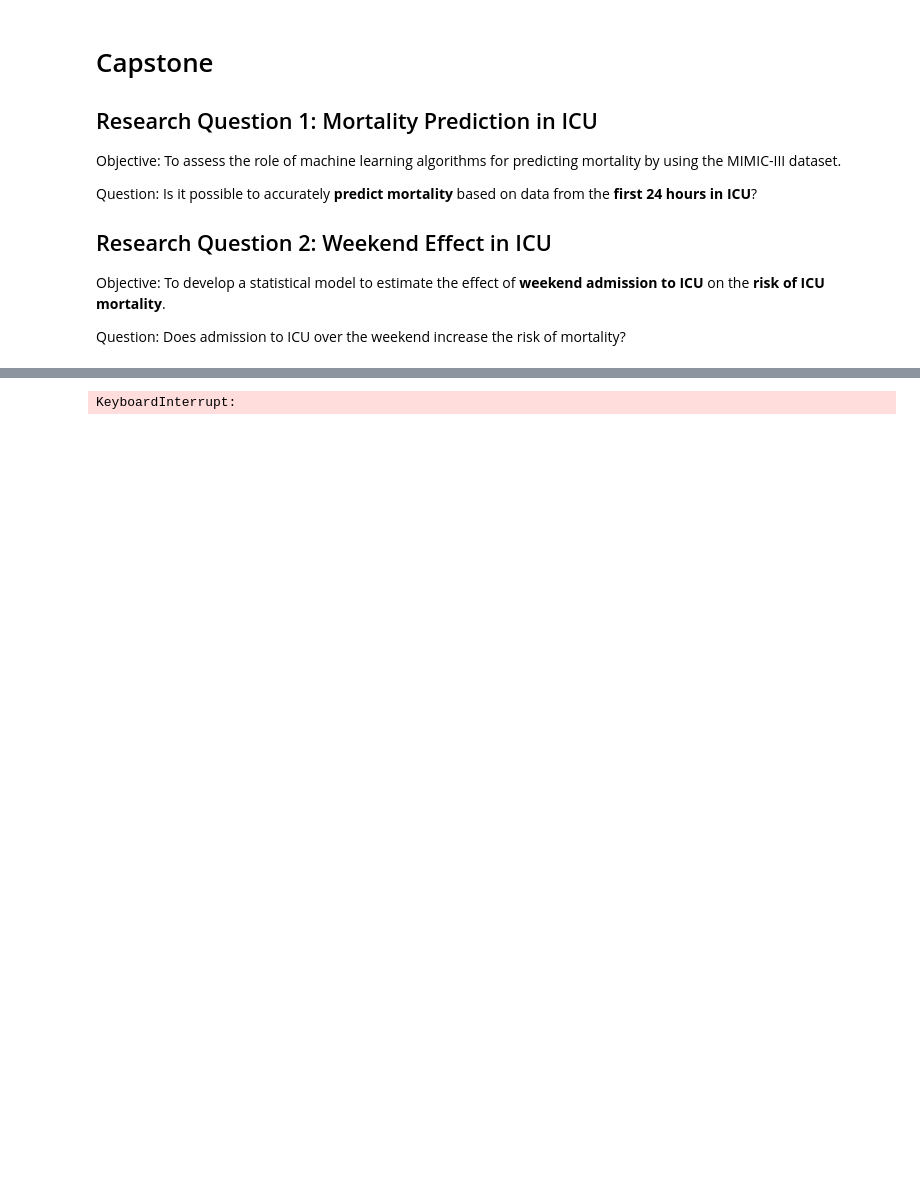
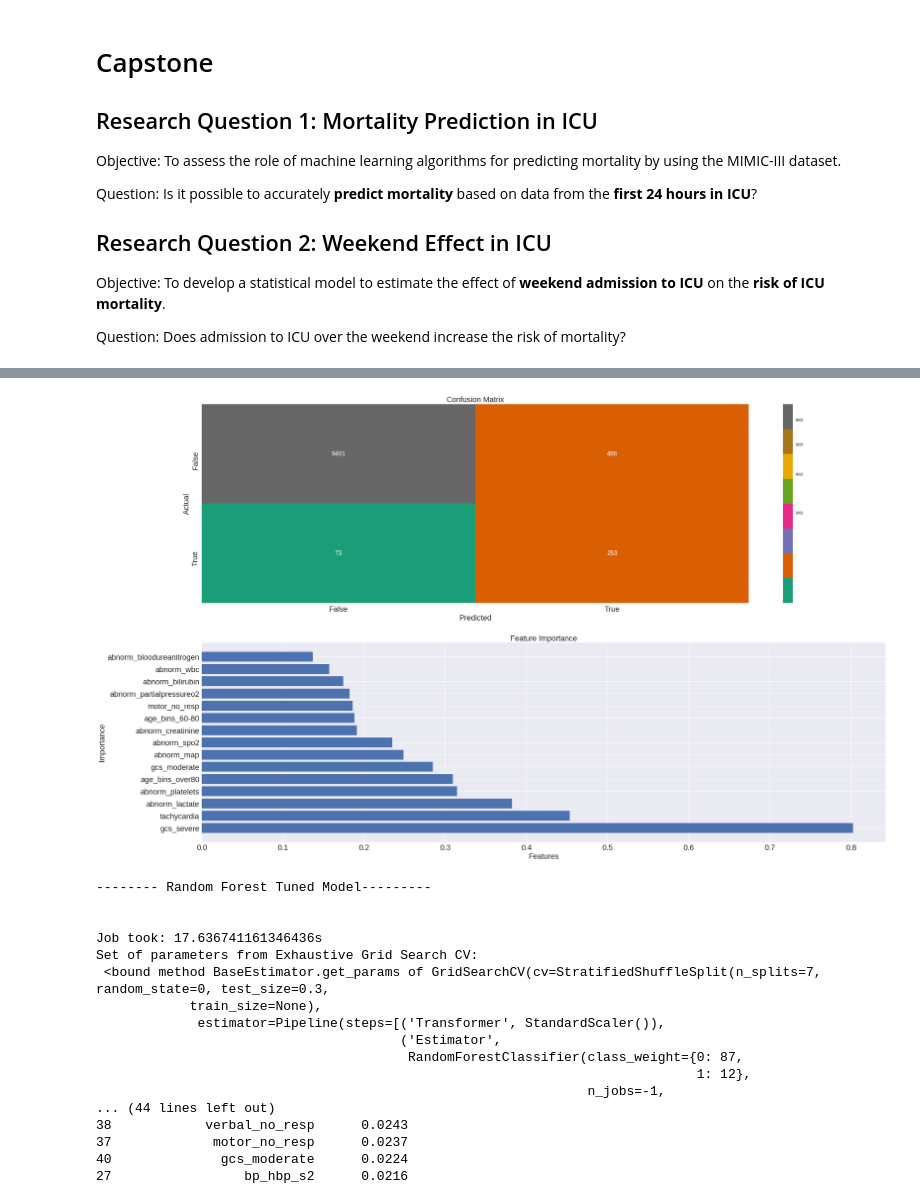
Before and after one commit to annmelaniehuang/capstone21_annmhuang, a Jupyter notebook: Data Preparation.ipynb, the cells around one changed output, grey strips where cells are left out. Cells and saved outputs as stored; diff of their text form; code cells hidden in the pictures; blank space fills up the shorter version.

```diff
--- a/Data Preparation.ipynb
+++ b/Data Preparation.ipynb
@@ -435,43 +652,54 @@ mc_test_set, ck_test_set, acc_test_set, tn_count, fp_count, fn_count, tp_count
 # %%
 # Setting params for grid search CV
-# Logistic Regression
+#Logistic Regression
 param_grid_lg = {
     'Estimator__C': [ 0.01, 0.1, 1, 10, 100],
-    'Estimator__class_weight': [{1:w, 0:1-w} for w in np.linspace(0,1,11)],
-    'Estimator__penalty':['l1', 'l2'],}
-# Random Forest
-param_grid_rf = {'Estimator__class_weight': [{1:int(w), 0:int(100-w)} for w in np.linspace(0,100,10)],
-    'Estimator__max_depth': list(np.linspace(1, 20, 20, endpoint=True)),
+    #'Estimator__class_weight': [{1:w, 0:1-w} for w in np.linspace(0,1,16)],
+    'Estimator__penalty':['l1', 'l2'],
+}
+#Random Forest
+param_grid_rf = {
+    'Estimator__max_depth': [10, 20, 30],
     'Estimator__n_estimators':[50, 80, 100],
-    'Estimator__max_features':['auto', 'sqrt', 'log2']}
+}
 # Gradient Boosting Tree
 param_grid_gbt = {
-    'Estimator__learning_rate': list(np.linspace(0.1,0.5,4)),
-    'Estimator__n_estimators': [500, 1000],
-    'Estimator__max_features': ['sqrt', 'log2'],
-    'Estimator__max_depth': range(3,8,1)}
+    'Estimator__learning_rate': [0.01, 0.1, 0.2],
+    'Estimator__n_estimators': [100, 1000],
+    #'Estimator__max_features': ['sqrt', 'log2'],
+    'Estimator__max_depth': range(4,7,1)
+}
 # Xtreme Gradient Boosting Tree
 param_grid_xgb = {
-    'Estimator__subsample': [i/10.0 for i in range(6,10)],
-    'Estimator__colsample_bytree': [i/10.0 for i in range(6,10)],
-    'Estimator__max_delta_step': range(0,10,1),
+#     'Estimator__scale_pos_weight': [2,],
+#     'Estimator__max_depth': [4,],
+#     'Estimator__subsample': [1,],#[i/10.0 for i in range(6,10)],
+     'Estimator__colsample_bytree':  [0.8, 0.9, 1.0], #[i/10.0 for i in range(6,10)],
+     'Estimator__colsample_bylevel': [0.7, 0.8, 0.9],
+#     'Estimator__max_delta_step': list(range(0,6,1)),
+#     'Estimator__learning_rate': [0.3, 0.4]
+#     'Estimator__sampling_method': ['uniform','gradient_based']
+#     'Estimator__gamma': [i/10.0 for i in range(3)],
+    'Estimator__reg_lambda': list(range(10,100,10)),
+    'Estimator__n_estimators': [10, 100, 200, 500],
     }
 
 # Selection of model to pass into the function
 model_dict = {
-    'Logistic Regression': {'clf':LR,
-                            'params':param_grid_lg},
-    'Random Forest':  {'clf':RFC,
-                       'params':param_grid_rf},
-    'Xtreme Gradient Boost':  {'clf':XGB,
-                               'params':param_grid_xgb},
-    #'Gradient Boosting':  {'clf':GBC,
-              #             'params':param_grid_gbt},
-}
+    'Logistic Regression': {'clf':LR,'params':param_grid_lg},
+    'Random Forest':  {'clf':RFC,'params':param_grid_rf},
+    #'Gradient Boosting':  {'clf':GBC,'params':param_grid_gbt},
+    #'Xtreme Gradient Boost':  {'clf':XGB,'params':param_grid_xgb},
+    }
 
 # labels, scaler and scoring already defined in previous chunks
-tuned_models, models, time_used, best_cv_scores, roc_test_set, pr_test_set, f1_test_set, ap_test_set, mc_test_set, ck_test_set, acc_test_set, tn_count, fp_count, fn_count, tp_count =\
-tuning_models_RSCV(X_train, y_train, X_test, y_test, labels, model_dict, scaler, scoring, refit_measure='F1')
+tuned_models, models, time_used, best_cv_scores, \
+roc_test_set, pr_test_set, f1_test_set,\
+ap_test_set, mc_test_set, ck_test_set, acc_test_set, \
+tn_count, fp_count, fn_count, tp_count, \
+fpr_test_set, tpr_test_set, precision_test_set, recall_test_set =\
+tuning_models_GSCV(X_train, y_train, X_test, y_test, labels, model_dict, scaler, scoring, refit_measure='F1')
+#tuning_models_RSCV(X_train, y_train, X_test, y_test, labels, model_dict, scaler, scoring, refit_measure='F1')
 # %% [output]
 -------- Logistic Regression Tuned Model---------
 
@@ -493 +721,18 @@ weighted avg       0.94      0.94      0.94     10213
+[figure, added]
-KeyboardInterrupt:
+-------- Random Forest Tuned Model---------
+
+
+Job took: 17.636741161346436s
+Set of parameters from Exhaustive Grid Search CV:
+ <bound method BaseEstimator.get_params of GridSearchCV(cv=StratifiedShuffleSplit(n_splits=7, random_state=0, test_size=0.3,
+            train_size=None),
+             estimator=Pipeline(steps=[('Transformer', StandardScaler()),
+                                       ('Estimator',
+                                        RandomForestClassifier(class_weight={0: 87,
+                                                                             1: 12},
+                                                               n_jobs=-1,
+... (44 lines left out)
+38            verbal_no_resp      0.0243
+37             motor_no_resp      0.0237
+40              gcs_moderate      0.0224
+27                 bp_hbp_s2      0.0216
```
Also changed, not shown: parts of 18 cells of this notebook, 1 other file.
